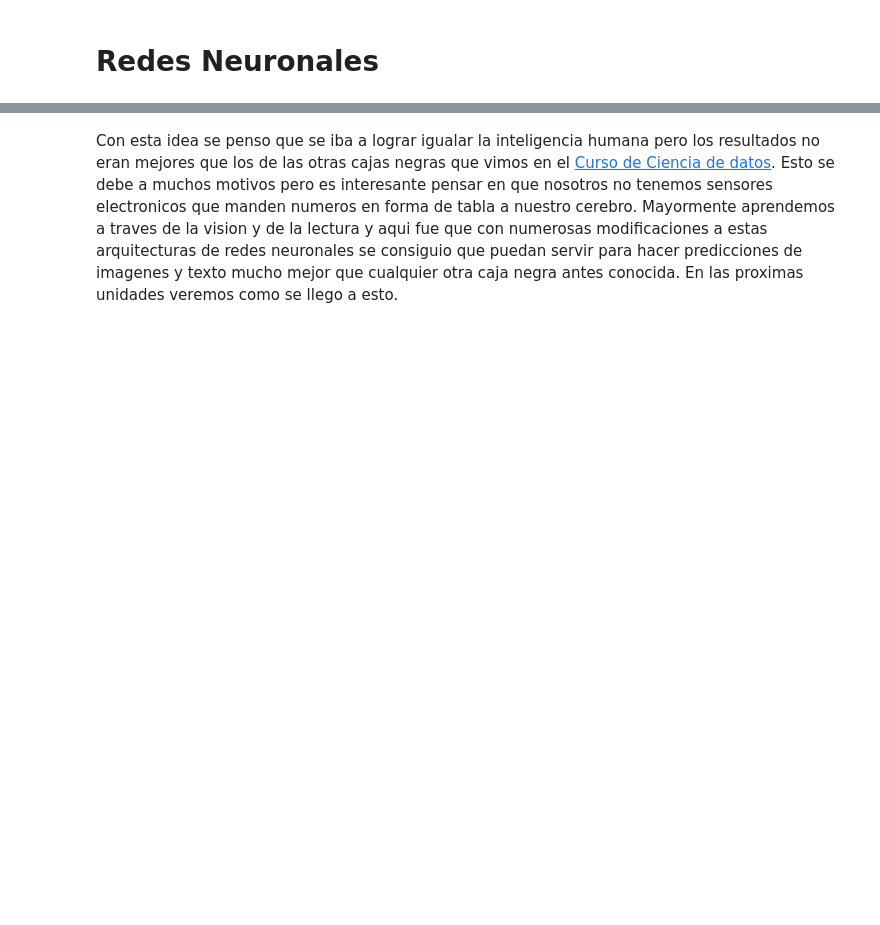
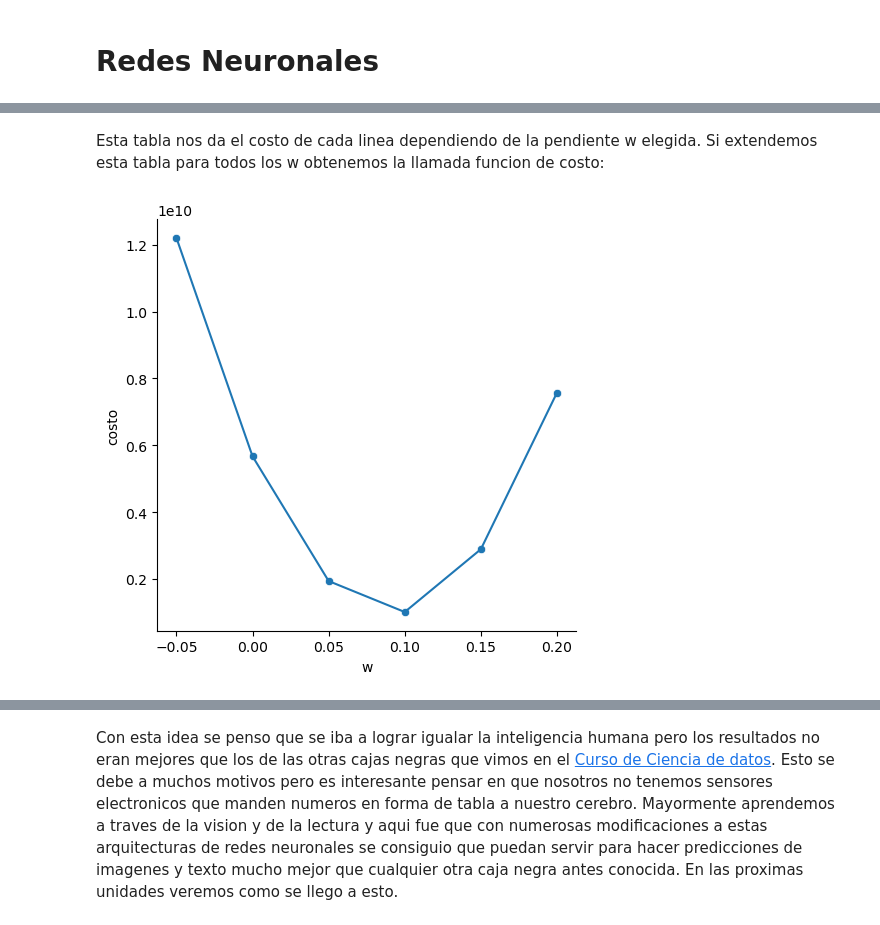
Before and after one commit to amiune/freecodingtour, a Jupyter notebook: cursos/espanol/deeplearning/E0_redes_neuronales.ipynb, the cells around one changed output, grey strips where cells are left out. Cells and saved outputs as stored; diff of their text form; code cells hidden in the pictures; blank space fills up the shorter version.

```diff
--- a/cursos/espanol/deeplearning/E0_redes_neuronales.ipynb
+++ b/cursos/espanol/deeplearning/E0_redes_neuronales.ipynb
@@ -19,0 +86,4 @@ Como la podemos describir matematicamente?
+# %%
+#tabla de la suma de errores para cada linea
+df_costos = pd.DataFrame({"w":pendientes,"costo":costos})
+df_costos
@@ -19,0 +98,7 @@ Como la podemos describir matematicamente?
+# %% [markdown]
+Esta tabla nos da el costo de cada linea dependiendo de la pendiente w elegida. Si extendemos esta tabla para todos los w obtenemos la llamada funcion de costo:
+# %%
+sns.relplot(x="w",y="costo", data=df_costos);
+plt.plot(pendientes, costos, '-');
+# %% [output]
+[figure, added]
```
Also changed, not shown: parts of 41 cells of this notebook, 19 other files.
